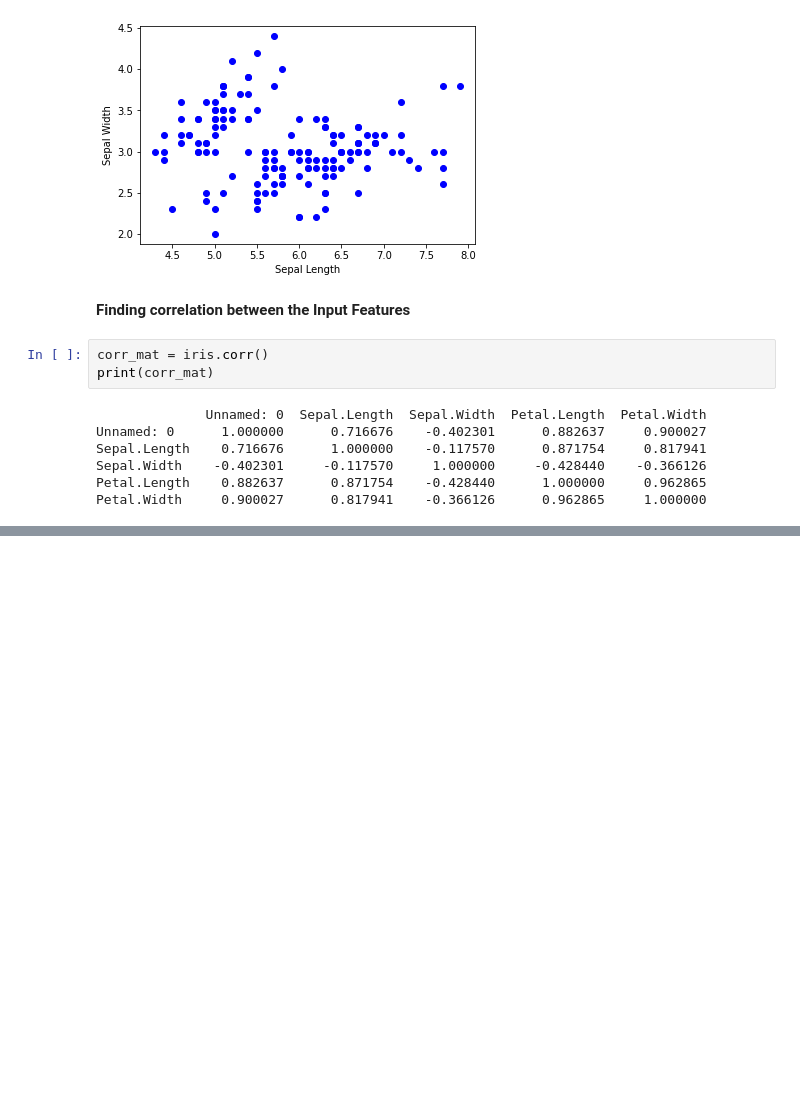
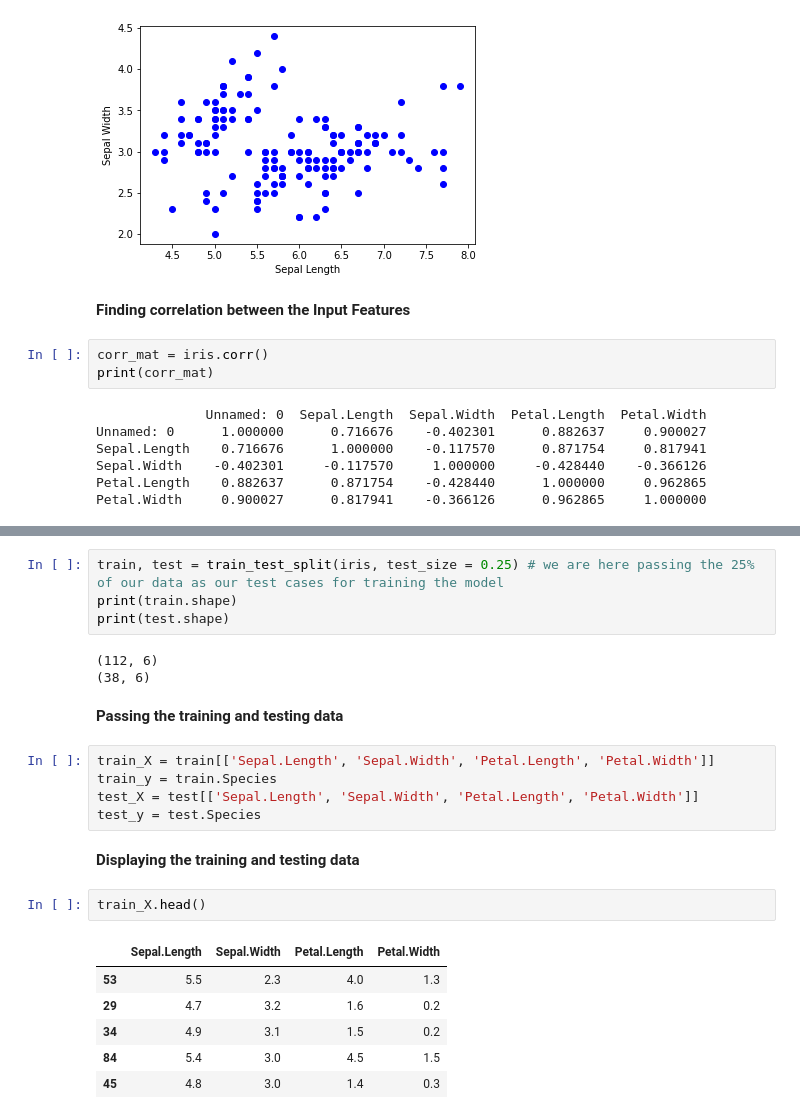
Before and after one commit to Davjot/Iris-Flower-Classication, a Jupyter notebook: Iris_Flower_Classification.ipynb, the cells around one changed output, grey strips where cells are left out. Cells and saved outputs as stored; diff of their text form; blank space fills up the shorter version.

```diff
--- a/Iris_Flower_Classification.ipynb
+++ b/Iris_Flower_Classification.ipynb
@@ -288,0 +300,25 @@ Petal.Width     0.900027      0.817941    -0.366126      0.962865     1.000000
+# %%
+train, test = train_test_split(iris, test_size = 0.25) # we are here passing the 25% of our data as our test cases for training the model
+print(train.shape)
+print(test.shape)
+# %% [output]
+(112, 6)
+(38, 6)
+# %% [markdown]
+**Passing the training and testing data**
+# %%
+train_X = train[['Sepal.Length', 'Sepal.Width', 'Petal.Length', 'Petal.Width']]
+train_y = train.Species
+test_X = test[['Sepal.Length', 'Sepal.Width', 'Petal.Length', 'Petal.Width']]
+test_y = test.Species
+# %% [markdown]
+**Displaying the training and testing data**
+# %%
+train_X.head()
+# %% [output]
+|  | Sepal.Length | Sepal.Width | Petal.Length | Petal.Width |
+| 53 | 5.5 | 2.3 | 4.0 | 1.3 |
+| 29 | 4.7 | 3.2 | 1.6 | 0.2 |
+| 34 | 4.9 | 3.1 | 1.5 | 0.2 |
+| 84 | 5.4 | 3.0 | 4.5 | 1.5 |
+| 45 | 4.8 | 3.0 | 1.4 | 0.3 |
```
Also changed, not shown: parts of 8 cells of this notebook.
